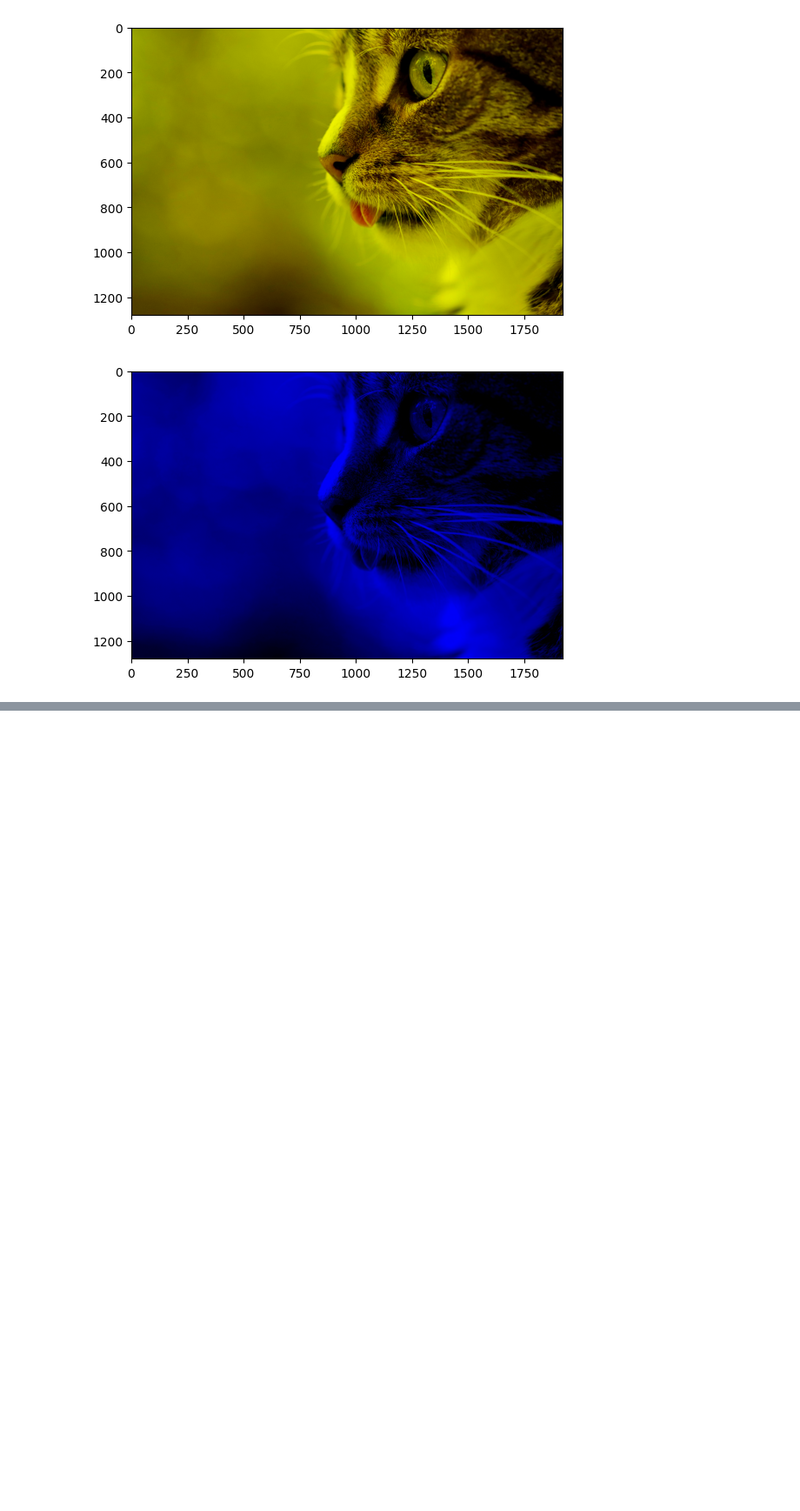
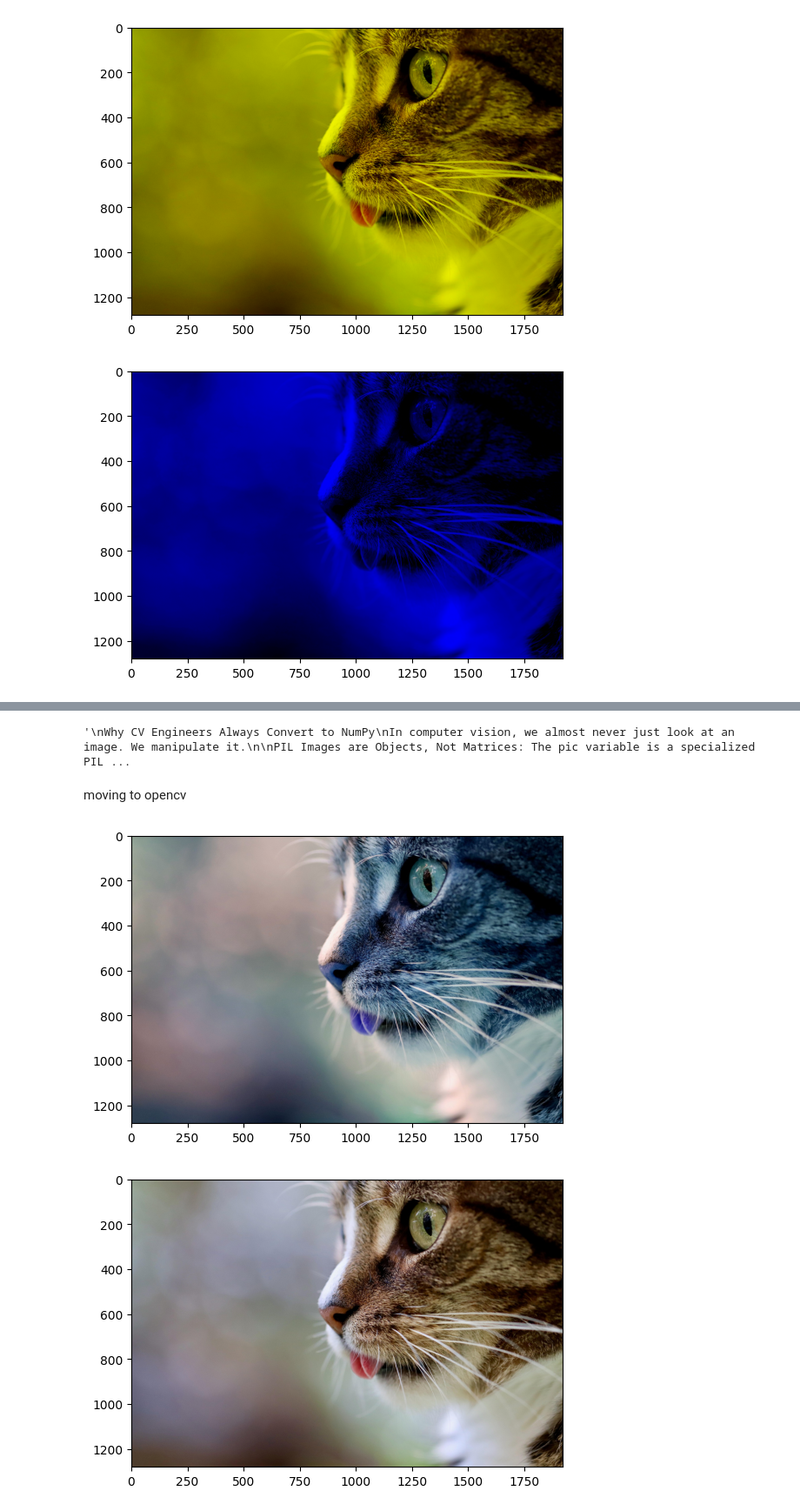
Before and after one commit to sevilkhojasteh/open-cv, a Jupyter notebook: learn.ipynb, the cells around one changed output, grey strips where cells are left out. Shown at 87% size. Cells and saved outputs as stored; diff of their text form; code cells hidden in the pictures; blank space fills up the shorter version.

```diff
--- a/learn.ipynb
+++ b/learn.ipynb
@@ -109,0 +112,15 @@ If an interviewer asks why your colors look inverted (smurfs with red faces) whe
+# %%
+"""
+Why CV Engineers Always Convert to NumPy
+In computer vision, we almost never just look at an image. We manipulate it.
+
+PIL Images are Objects, Not Matrices: The pic variable is a specialized PIL.JpegImagePlugin.JpegImageFile object. It has methods like .save() or .rotate(), but it does not support raw mathematical matrix operations.
+
+Deep Learning Requires Numbers: When you eventually pass this image into YOLOv8 or PyTorch, the neural network only understands tensors (which are essentially advanced NumPy arrays). You cannot feed a PIL object into a neural network.
+
+Array Slicing: If you want to crop out a helmet, you need to use array indexing (like pic_arr[100:200, 300:400]). You cannot slice a PIL object that way.
+
+So, while Matplotlib might let you get away with plt.imshow(pic), converting it to a NumPy array immediately is a mandatory habit for building CV pipelines.
+"""
+# %% [output]
+'\nWhy CV Engineers Always Convert to NumPy\nIn computer vision, we almost never just look at an image. We manipulate it.\n\nPIL Images are Objects, Not Matrices: The pic variable is a specialized PIL ...
@@ -109,0 +134,2 @@ If an interviewer asks why your colors look inverted (smurfs with red faces) whe
+# %% [markdown]
+moving to opencv
@@ -109,0 +139,13 @@ If an interviewer asks why your colors look inverted (smurfs with red faces) whe
+# %%
+# this is how you read an image with OpenCV
+img = cv2.imread("./data/images/nennieinszweidrei-cat-5628953_1920.jpg")
+# print(img.shape) # Output: (height, width, channels)
+plt.imshow(img) # Display the image using Matplotlib
+plt.show()
+# Convert BGR to RGB for displaying with Matplotlib
+img_rgb = cv2.cvtColor(img, cv2.COLOR_BGR2RGB)
+plt.imshow(img_rgb) # Display the image using Matplotlib
+plt.show() # Show the plot
+# %% [output]
+[figure, added]
+[figure, added]
```
Also changed, not shown: parts of 9 cells of this notebook.
